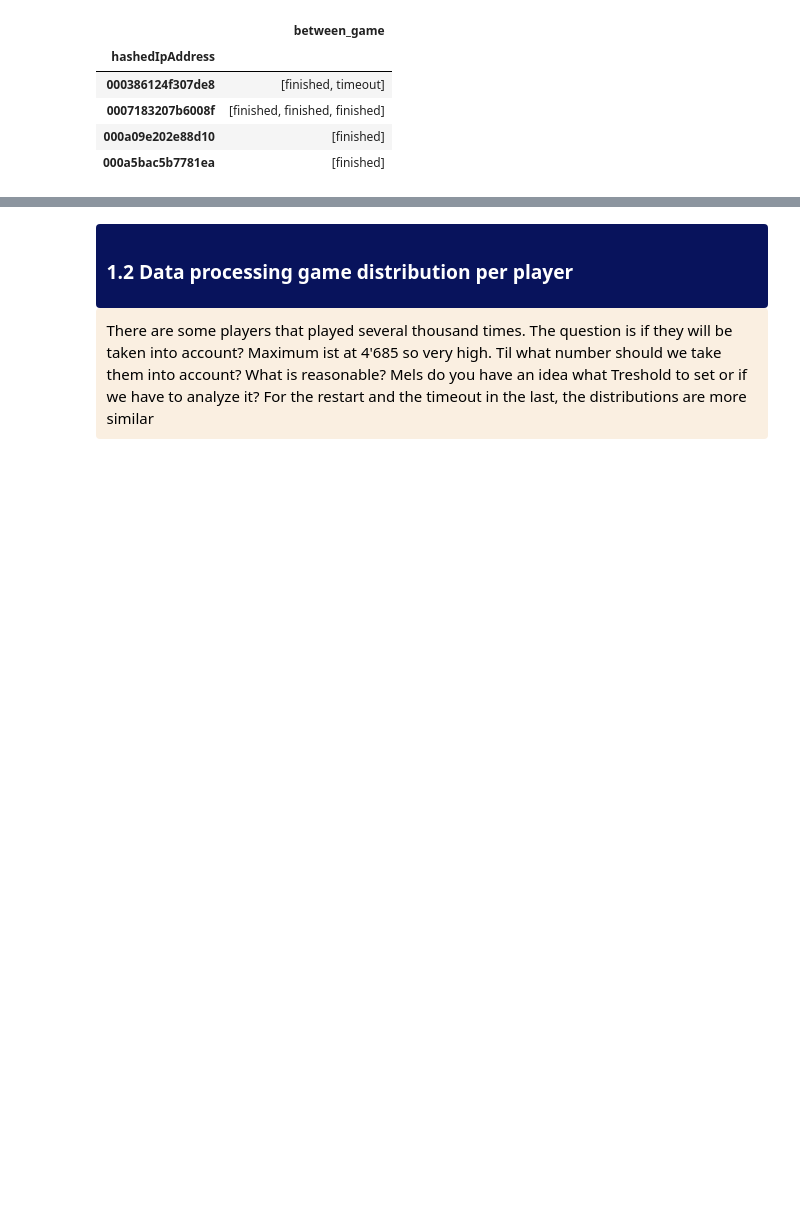
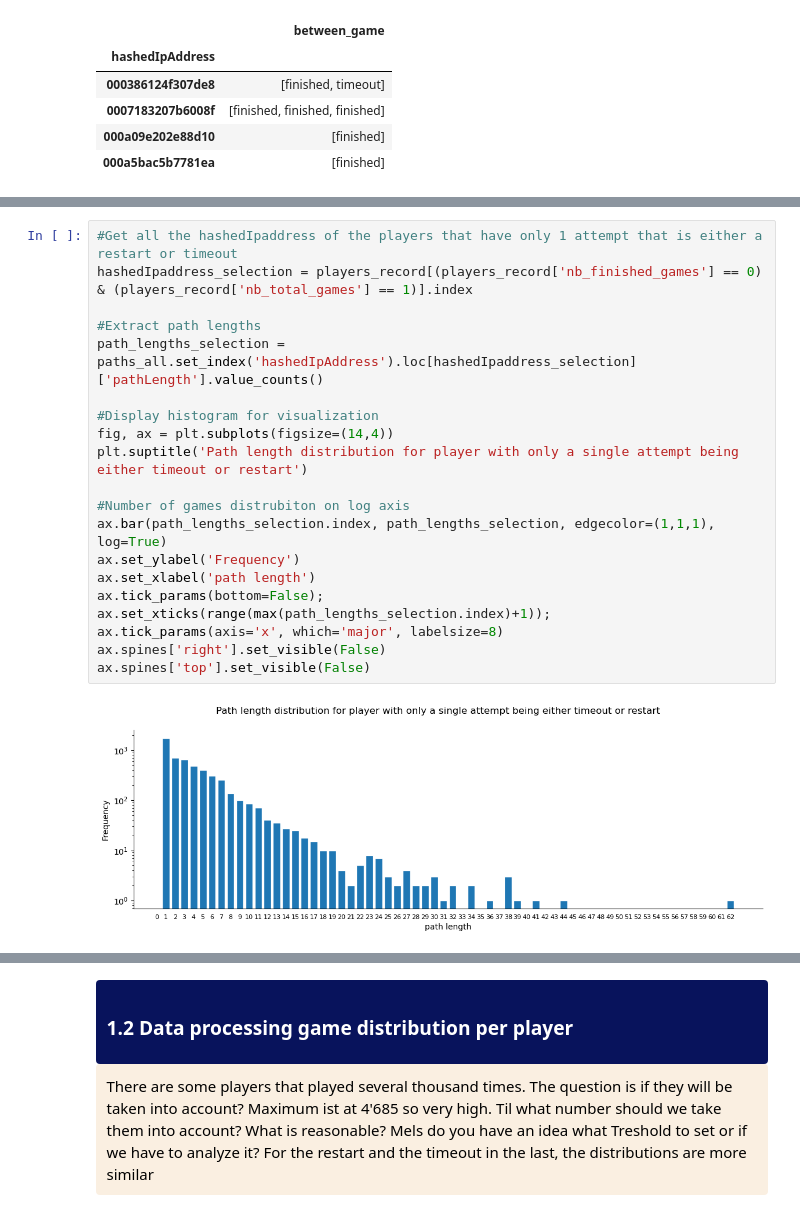
Before and after one commit to epfl-ada/ada-2022-project-7yobananaboy7, a Jupyter notebook: between_game.ipynb, the cells around one changed output, grey strips where cells are left out. Drawn from its saved outputs; the diff is of its cells as text; blank space fills up the shorter version.

```diff
--- a/between_game.ipynb
+++ b/between_game.ipynb
@@ -188,0 +321,22 @@ players_record.head(10)
+# %%
+#Get all the hashedIpaddress of the players that have only 1 attempt that is either a restart or timeout
+hashedIpaddress_selection = players_record[(players_record['nb_finished_games'] == 0) & (players_record['nb_total_games'] == 1)].index
+
+#Extract path lengths
+path_lengths_selection = paths_all.set_index('hashedIpAddress').loc[hashedIpaddress_selection]['pathLength'].value_counts()
+
+#Display histogram for visualization
+fig, ax = plt.subplots(figsize=(14,4))
+plt.suptitle('Path length distribution for player with only a single attempt being either timeout or restart')
+
+#Number of games distrubiton on log axis
+ax.bar(path_lengths_selection.index, path_lengths_selection, edgecolor=(1,1,1), log=True)
+ax.set_ylabel('Frequency')
+ax.set_xlabel('path length')
+ax.tick_params(bottom=False);
+ax.set_xticks(range(max(path_lengths_selection.index)+1));
+ax.tick_params(axis='x', which='major', labelsize=8)
+ax.spines['right'].set_visible(False)
+ax.spines['top'].set_visible(False)
+# %% [output]
+[figure, added]
```
Also changed, not shown: parts of 16 cells of this notebook.
